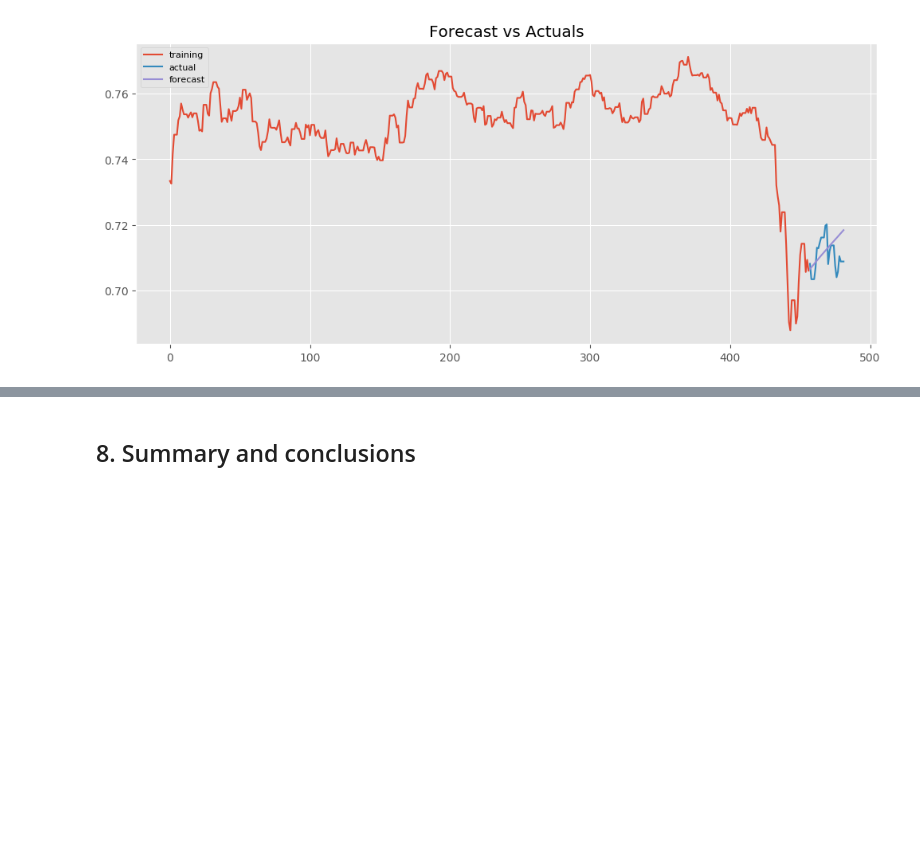
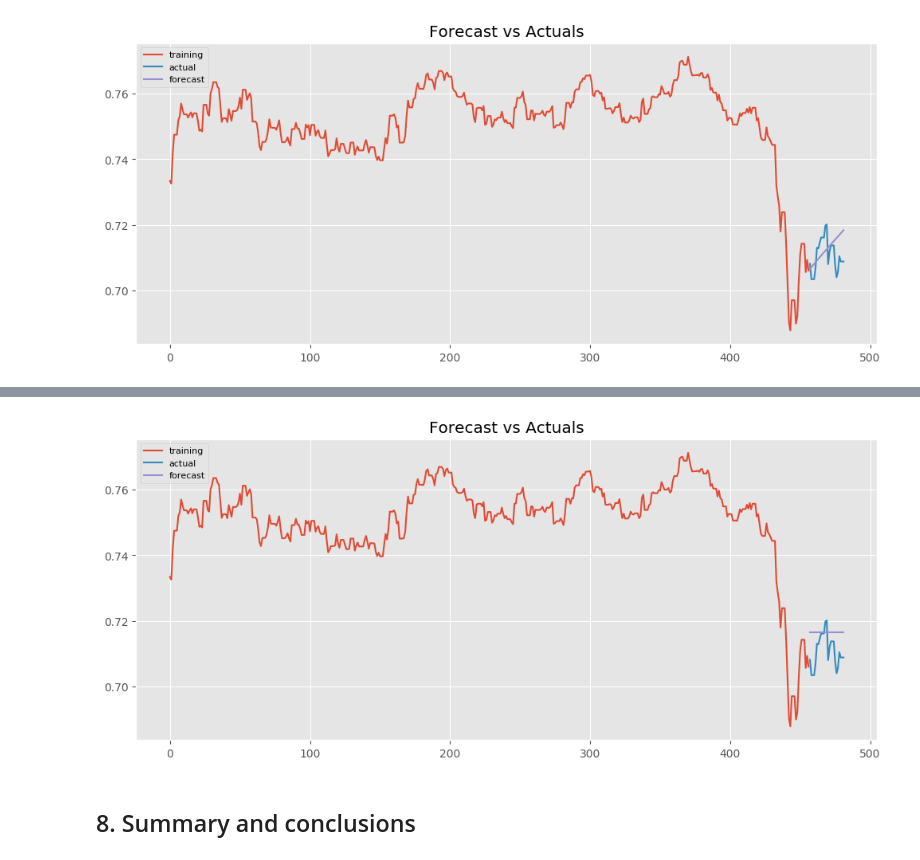
Before and after one commit to flizhou/CAD_USD_exchange_rate_predictor, a Jupyter notebook: scripts/eda.ipynb, the cells around one changed output, grey strips where cells are left out. Cells and saved outputs as stored; diff of their text form; code cells hidden in the pictures; blank space fills up the shorter version.

```diff
--- a/scripts/eda.ipynb
+++ b/scripts/eda.ipynb
@@ -946,2 +1073,32 @@ plt.show()
+# %%
+lag = 1
+n = 24  # number of steps to forecast
+response_col = ['close']
+df_lag = lag_df(train, lag, response_col).dropna()
+model = LGBMRegressor(learning_rate=0.01, n_estimators=150)
+model.fit(df_lag.drop(columns=response_col),
+                                    df_lag[response_col[0]])
+input_data = df_lag.iloc[-1, :lag*train.shape[1]].to_numpy()  # starting data for first prediction
+predictions = []
+n_features = input_data.size
+for _ in range(valid.shape[0]):
+
+    predictions = np.append(predictions,
+                            model.predict(input_data.reshape(1, -1)))  # make prediction
+    input_data = np.append(predictions[-1:].copy(),
+                           input_data[:n_features-1].copy())  # new input data
+
+predict = pd.Series(predictions, index=valid.index)
+# %%
+plt.figure(figsize=(12,5), dpi=100)
+plt.plot(train.close, label='training')
+plt.plot(valid.close, label='actual')
+plt.plot(predict, label='forecast')
+
+plt.title('Forecast vs Actuals')
+plt.legend(loc='upper left', fontsize=8)
+plt.show()
+# %% [output]
+[figure, added]
 # %% [markdown]
 ## 8. Summary and conclusions
```
Also changed, not shown: parts of 15 cells of this notebook.
